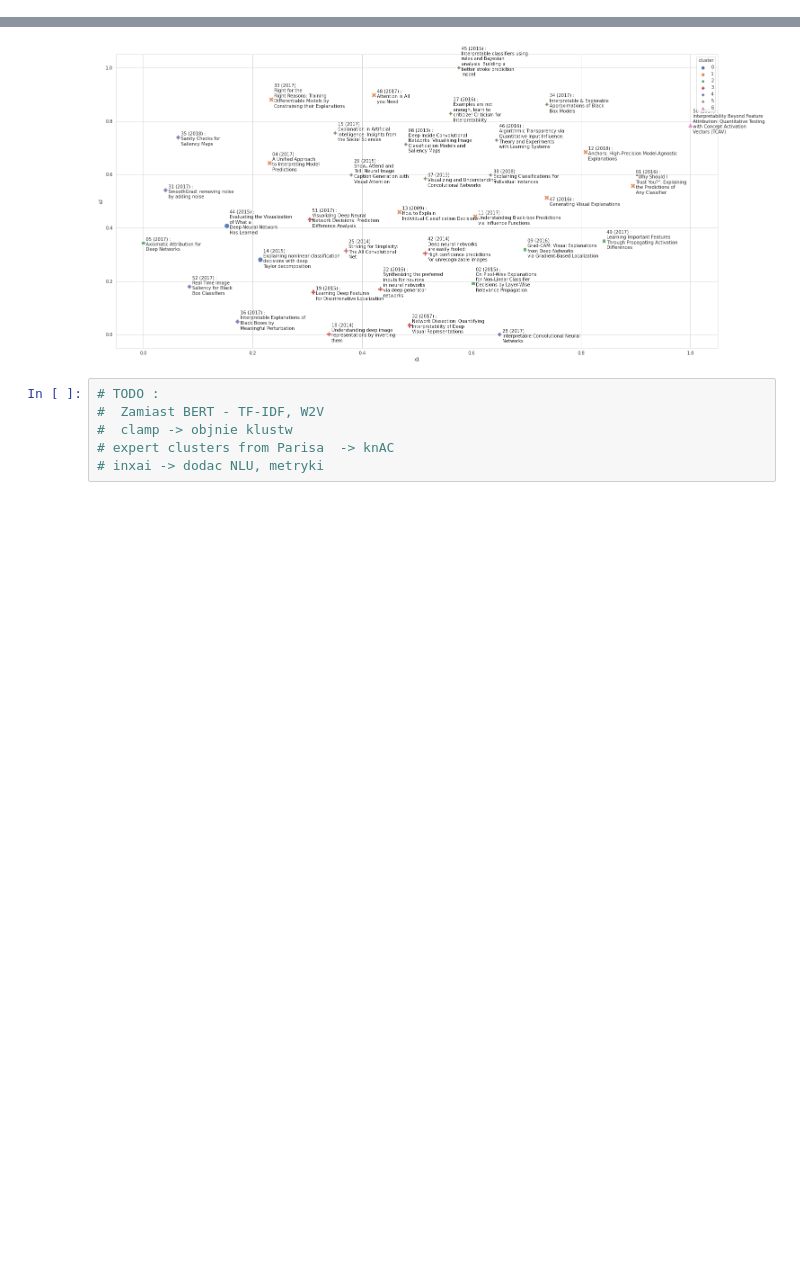
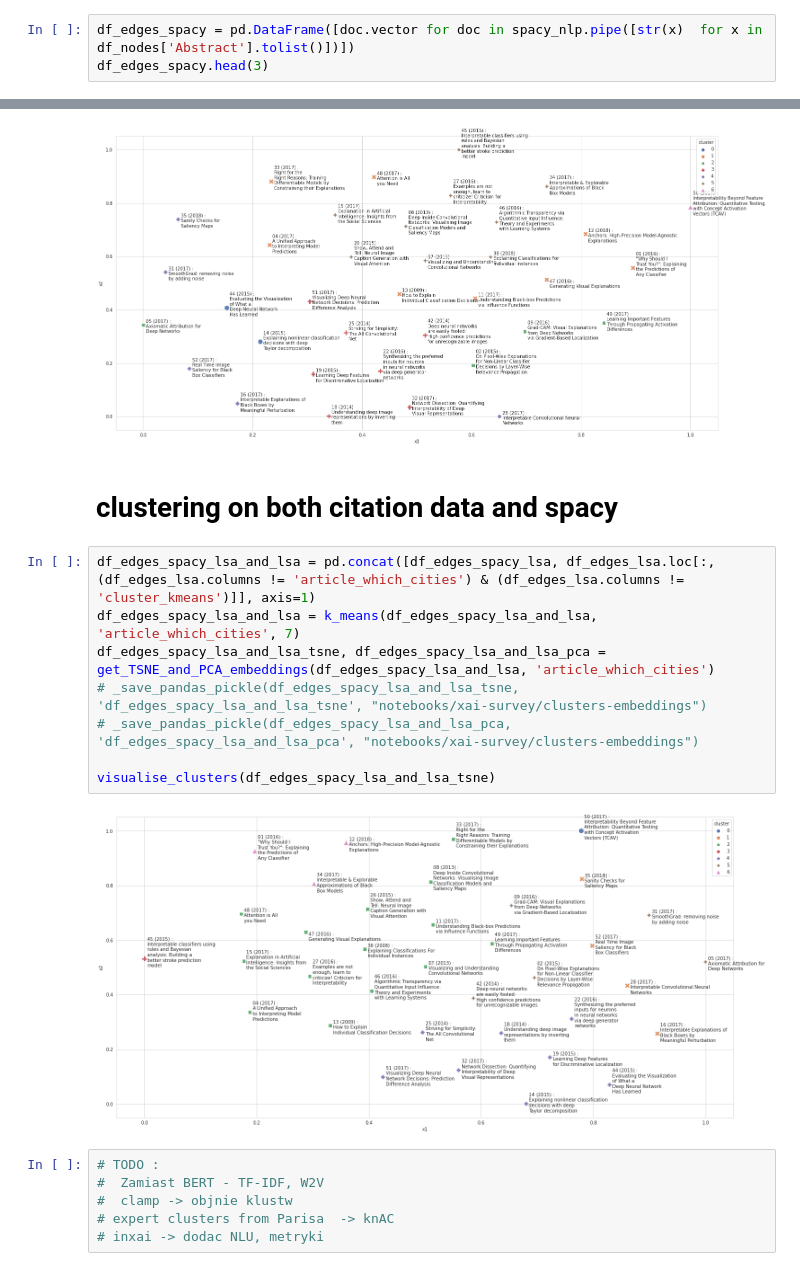
Before and after one commit to mozo64/xai-survey, a Jupyter notebook: src/clustering.ipynb, the cells around one changed output, grey strips where cells are left out. Cells and saved outputs as stored; diff of their text form; blank space fills up the shorter version.

```diff
--- a/src/clustering.ipynb
+++ b/src/clustering.ipynb
@@ -374,0 +385,3 @@ explained variance perc = 59.99654682931723%
+# %%
+df_edges_spacy = pd.DataFrame([doc.vector for doc in spacy_nlp.pipe([str(x)  for x in df_nodes['Abstract'].tolist()])])
+df_edges_spacy.head(3)
@@ -450,6 +518,18 @@ visualise_clusters(df_edges_bert_lsa_and_lsa_tsne)
 # df_edges_bert_lsa_and_lsa_tsne
 # %% [output]
 [figure]
+# %% [markdown]
+# clustering on both citation data and spacy
+# %%
+df_edges_spacy_lsa_and_lsa = pd.concat([df_edges_spacy_lsa, df_edges_lsa.loc[:, (df_edges_lsa.columns != 'article_which_cities') & (df_edges_lsa.columns != 'cluster_kmeans')]], axis=1)
+df_edges_spacy_lsa_and_lsa = k_means(df_edges_spacy_lsa_and_lsa, 'article_which_cities', 7)
+df_edges_spacy_lsa_and_lsa_tsne, df_edges_spacy_lsa_and_lsa_pca = get_TSNE_and_PCA_embeddings(df_edges_spacy_lsa_and_lsa, 'article_which_cities')
+# _save_pandas_pickle(df_edges_spacy_lsa_and_lsa_tsne, 'df_edges_spacy_lsa_and_lsa_tsne', "notebooks/xai-survey/clusters-embeddings")
+# _save_pandas_pickle(df_edges_spacy_lsa_and_lsa_pca, 'df_edges_spacy_lsa_and_lsa_pca', "notebooks/xai-survey/clusters-embeddings")
+
+visualise_clusters(df_edges_spacy_lsa_and_lsa_tsne)
+# %% [output]
+[figure, added]
 # %%
 # TODO :
 #  Zamiast BERT - TF-IDF, W2V
```
Also changed, not shown: parts of 11 cells of this notebook.
